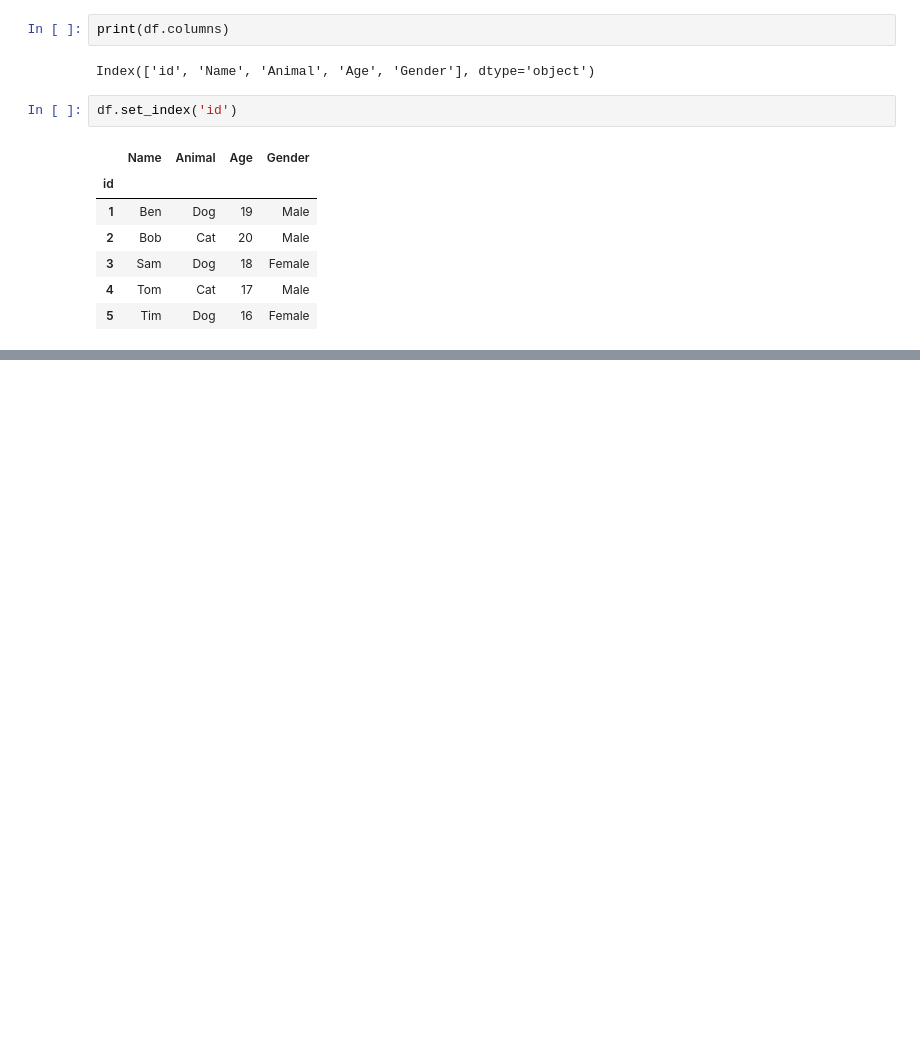
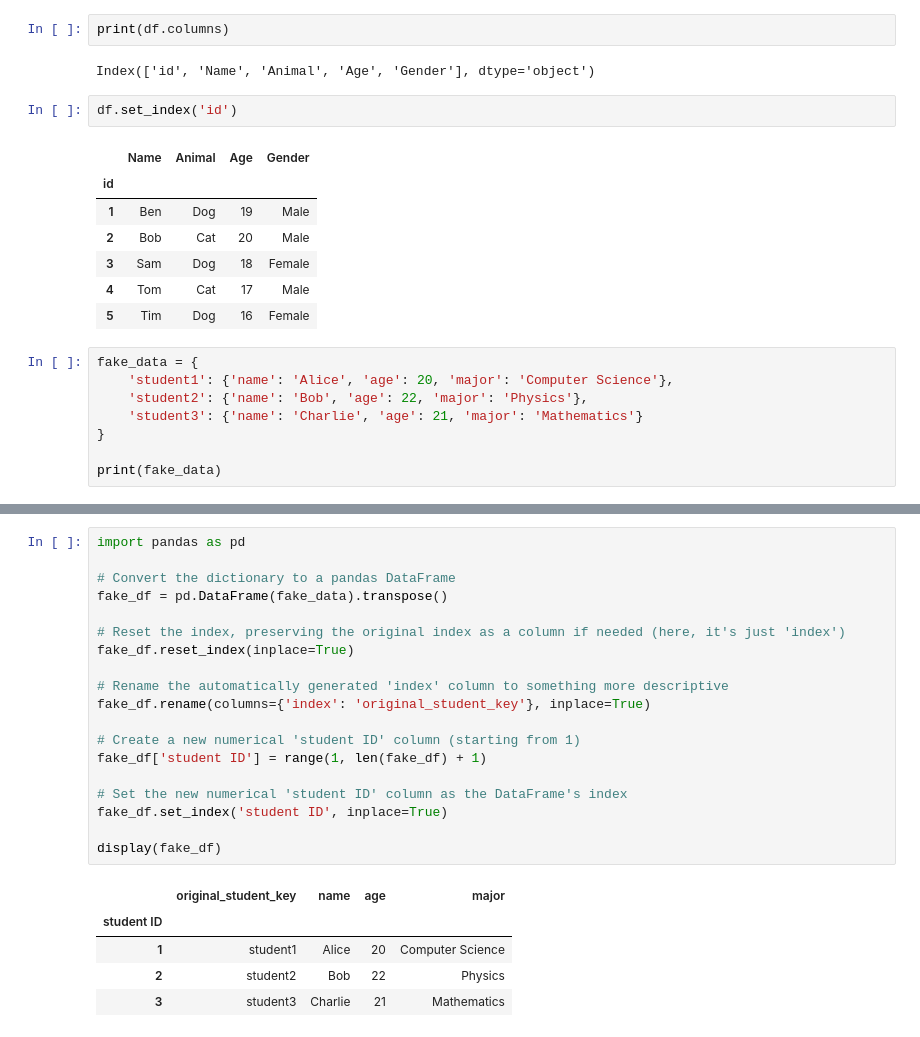
Before and after one commit to Cullen-hub/IB2AD0_Data_Science_GenerativeAI, a Jupyter notebook: 2_01_data_and_feature_engineering_in_pandas.ipynb, the cells around one changed output, grey strips where cells are left out. Saved outputs shown, nothing was run; the diff lists cells and outputs as text; blank space fills up the shorter version.

```diff
--- a/2_01_data_and_feature_engineering_in_pandas.ipynb
+++ b/2_01_data_and_feature_engineering_in_pandas.ipynb
@@ -130,3 +130,11 @@ df.set_index('id')
 | 3 | Sam | Dog | 18 | Female |
 | 4 | Tom | Cat | 17 | Male |
 | 5 | Tim | Dog | 16 | Female |
+# %%
+fake_data = {
+    'student1': {'name': 'Alice', 'age': 20, 'major': 'Computer Science'},
+    'student2': {'name': 'Bob', 'age': 22, 'major': 'Physics'},
+    'student3': {'name': 'Charlie', 'age': 21, 'major': 'Mathematics'}
+}
+
+print(fake_data)
@@ -132,0 +155,25 @@ df.set_index('id')
+# %%
+import pandas as pd
+
+# Convert the dictionary to a pandas DataFrame
+fake_df = pd.DataFrame(fake_data).transpose()
+
+# Reset the index, preserving the original index as a column if needed (here, it's just 'index')
+fake_df.reset_index(inplace=True)
+
+# Rename the automatically generated 'index' column to something more descriptive
+fake_df.rename(columns={'index': 'original_student_key'}, inplace=True)
+
+# Create a new numerical 'student ID' column (starting from 1)
+fake_df['student ID'] = range(1, len(fake_df) + 1)
+
+# Set the new numerical 'student ID' column as the DataFrame's index
+fake_df.set_index('student ID', inplace=True)
+
+display(fake_df)
+# %% [output]
+|  | original_student_key | name | age | major |
+| student ID |  |  |  |  |
+| 1 | student1 | Alice | 20 | Computer Science |
+| 2 | student2 | Bob | 22 | Physics |
+| 3 | student3 | Charlie | 21 | Mathematics |
```
Also changed, not shown: parts of 2 cells of this notebook.
